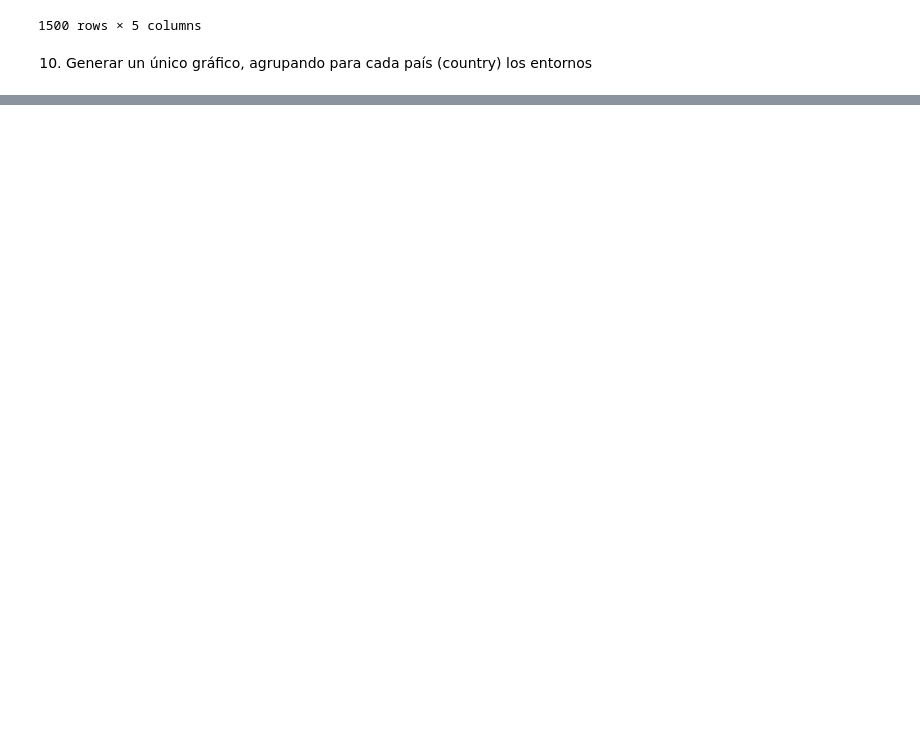
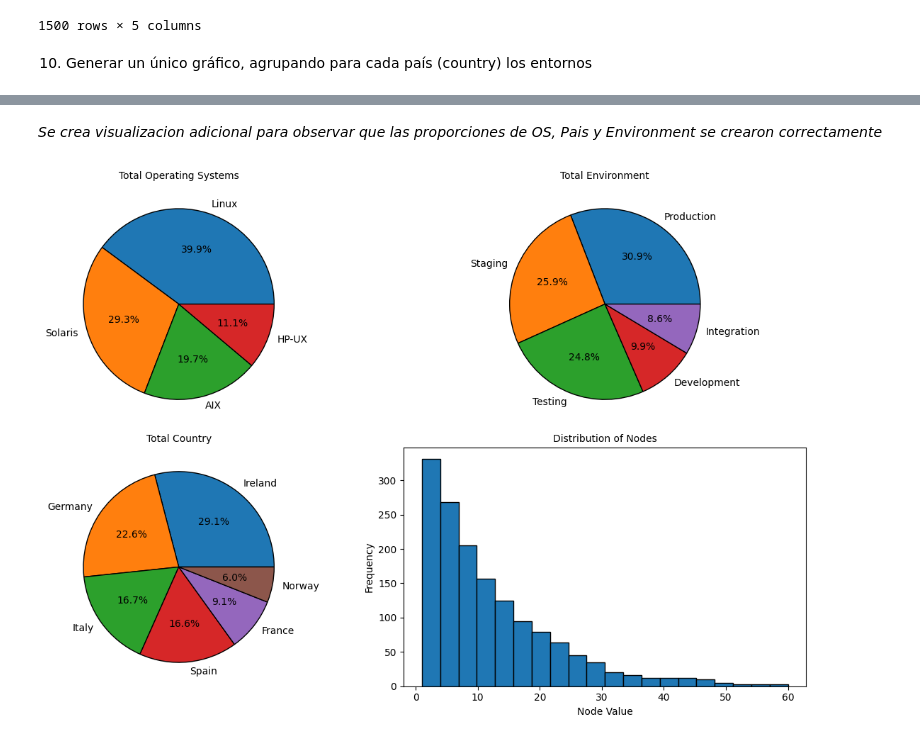
Before and after one commit to grigorow1974/Generador-de-Hostnames, a Jupyter notebook: YC6509405_SERGIO_GRIGOROW_PRACTICA_PYTHON_AVANZADO.ipynb, the cells around one changed output, grey strips where cells are left out. Saved outputs shown, nothing was run; the diff lists cells and outputs as text; code cells hidden in the pictures; blank space fills up the shorter version.

```diff
--- a/YC6509405_SERGIO_GRIGOROW_PRACTICA_PYTHON_AVANZADO.ipynb
+++ b/YC6509405_SERGIO_GRIGOROW_PRACTICA_PYTHON_AVANZADO.ipynb
@@ -211,0 +266,38 @@ plt.show()
+# %% [markdown]
+*Se crea visualizacion adicional para observar que las proporciones de OS, Pais y Environment se crearon correctamente*
+# %%
+# Crear la figura y los ejes
+fig, axs = plt.subplots(2, 2, figsize=(12, 8))
+
+# Gráfico 1: Total de Hosts agrupados por OS
+os_counts = hosts_df['os'].value_counts()
+axs[0, 0].set_title('Total Operating Systems', fontsize=10)
+axs[0, 0].pie(os_counts, labels=os_counts.index, autopct='%1.1f%%',
+               wedgeprops={'edgecolor': 'black', 'linewidth': 1})
+
+
+# Gráfico 2: Total de Hosts por Entorno
+environment_counts = hosts_df['environment'].value_counts()
+axs[0, 1].set_title('Total Environment', fontsize=10)
+axs[0, 1].pie(environment_counts, labels=environment_counts.index, autopct='%1.1f%%',
+               wedgeprops={'edgecolor': 'black', 'linewidth': 1})
+
+
+# Gráfico 3: Total de Hosts por Pais
+country_counts = hosts_df['country'].value_counts()
+axs[1, 0].set_title('Total Country', fontsize=10)
+axs[1, 0].pie(country_counts, labels=country_counts.index, autopct='%1.1f%%',
+               wedgeprops={'edgecolor': 'black', 'linewidth': 1})
+
+
+# Gráfico 4: Histograma de Nodos
+axs[1, 1].set_title('Distribution of Nodes', fontsize=10)
+axs[1, 1].hist(hosts_df['node'].astype(int), bins=20, edgecolor='black', linewidth=1)
+axs[1, 1].set_xlabel('Node Value')
+axs[1, 1].set_ylabel('Frequency')
+
+# Ajustar los espacios entre los subgráficos
+plt.tight_layout()
+plt.show()
+# %% [output]
+[figure, added]
```
Also changed, not shown: parts of 12 cells of this notebook.
